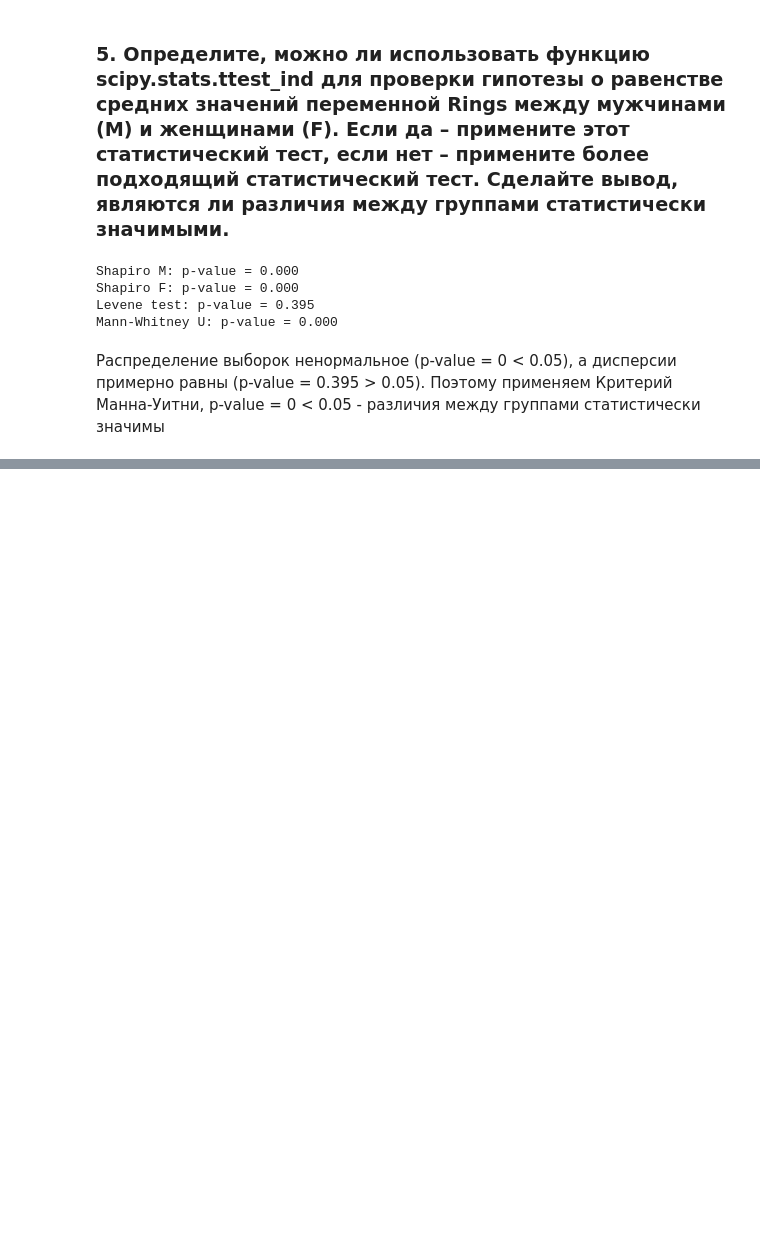
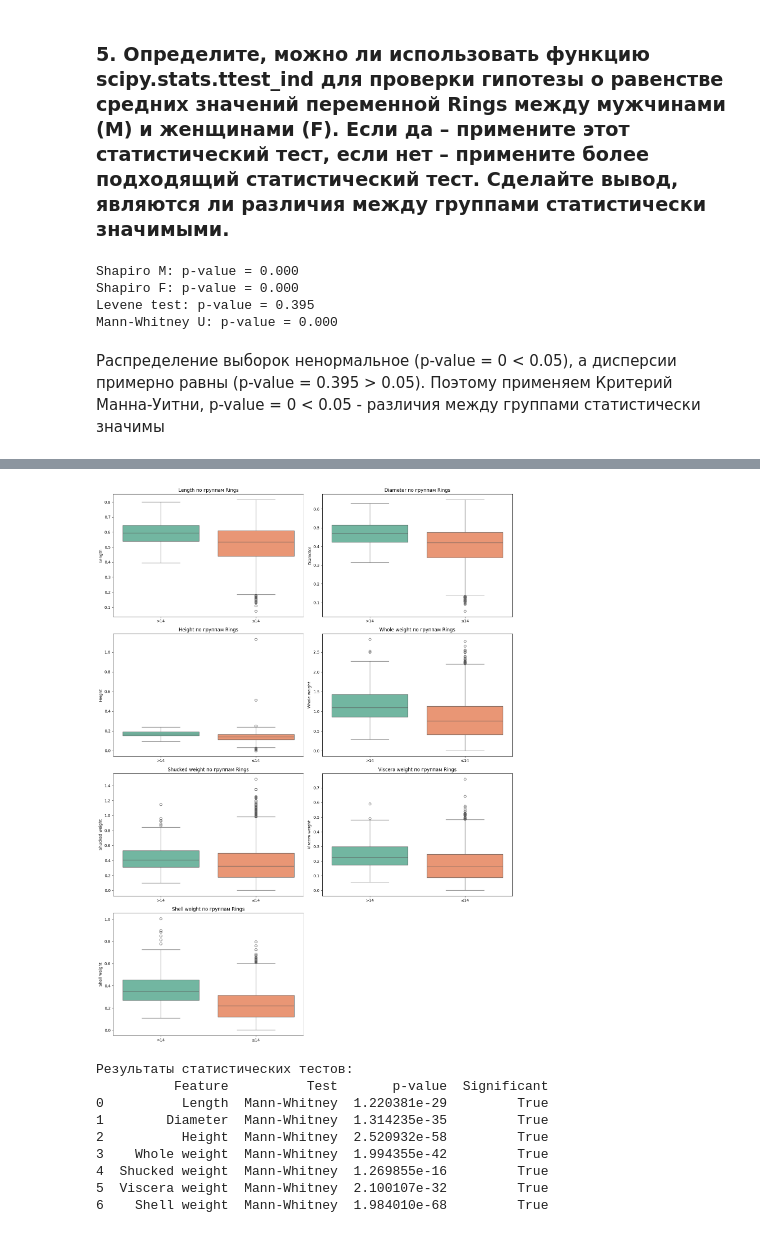
Before and after one commit to MimPe9/mmbionf, a Jupyter notebook: Homework3.ipynb, the cells around one changed output, grey strips where cells are left out. Saved outputs shown, nothing was run; the diff lists cells and outputs as text; code cells hidden in the pictures; blank space fills up the shorter version.

```diff
--- a/Homework3.ipynb
+++ b/Homework3.ipynb
@@ -269,0 +273,76 @@ Mann-Whitney U: p-value = 0.000
+# %%
+# Разделение на группы
+data['Group'] = data['Rings'].apply(lambda x: '≤14' if x <= 14 else '>14')
+
+# Список количественных признаков
+numeric_cols = ['Length', 'Diameter', 'Height', 'Whole weight',
+               'Shucked weight', 'Viscera weight', 'Shell weight']
+
+# Создаем фигуру для всех графиков
+plt.figure(figsize=(15, 20))
+
+for i, col in enumerate(numeric_cols, 1):
+    plt.subplot(4, 2, i)
+
+    # Исправленная версия boxplot с hue
+    sns.boxplot(
+        x='Group',
+        y=col,
+        data=data,
+        hue='Group',  # Добавлен hue
+        palette='Set2',
+        legend=False  # Отключаем легенду
+    )
+
+    plt.title(f'{col} по группам Rings')
+    plt.xlabel('')
+
+plt.tight_layout()
+plt.show()
+
+# Статистический анализ (без изменений)
+results = []
+
+for col in numeric_cols:
+    group1 = data[data['Group'] == '≤14'][col]
+    group2 = data[data['Group'] == '>14'][col]
+
+    # Проверка нормальности
+    _, p1 = scipy.stats.shapiro(group1)
+    _, p2 = scipy.stats.shapiro(group2)
+    normal = (p1 > 0.05) and (p2 > 0.05)
+
+    if normal:
+        _, p_levene = scipy.stats.levene(group1, group2)
+        if p_levene > 0.05:
+            test = 't-test'
+            _, p_val = scipy.stats.ttest_ind(group1, group2)
+        else:
+            test = 'Welch t-test'
+            _, p_val = scipy.stats.ttest_ind(group1, group2, equal_var=False)
+    else:
+        test = 'Mann-Whitney'
+        _, p_val = scipy.stats.mannwhitneyu(group1, group2)
+
+    results.append({
+        'Feature': col,
+        'Test': test,
+        'p-value': p_val,
+        'Significant': p_val < 0.05
+    })
+
+# Вывод результатов
+results_df = pd.DataFrame(results)
+print("\nРезультаты статистических тестов:")
+print(results_df)
+# %% [output]
+[figure, added]
+Результаты статистических тестов:
+          Feature          Test       p-value  Significant
+0          Length  Mann-Whitney  1.220381e-29         True
+1        Diameter  Mann-Whitney  1.314235e-35         True
+2          Height  Mann-Whitney  2.520932e-58         True
+3    Whole weight  Mann-Whitney  1.994355e-42         True
+4  Shucked weight  Mann-Whitney  1.269855e-16         True
+5  Viscera weight  Mann-Whitney  2.100107e-32         True
+6    Shell weight  Mann-Whitney  1.984010e-68         True
```
Also changed, not shown: parts of 7 cells of this notebook.
